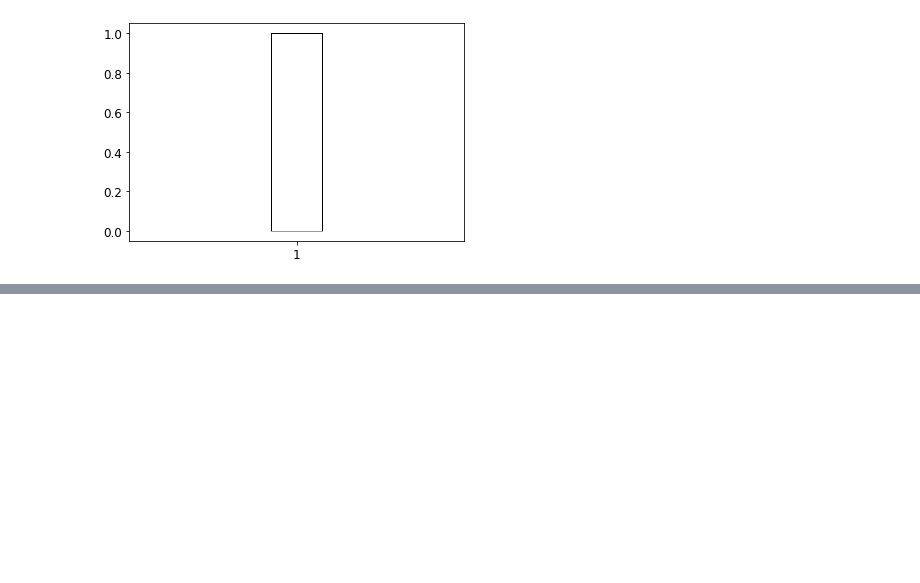
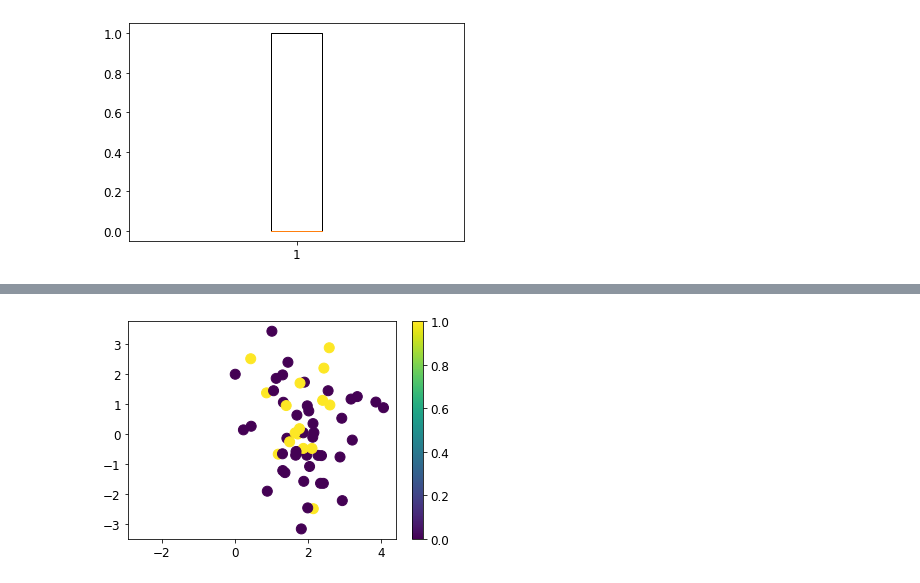
Before and after one commit to fredymendezbustamante/ANALITICA_DE_DATOS, a Jupyter notebook: MELO_Prediccion_de_insuficiencia_cardiaca.ipynb, the cells around one changed output, grey strips where cells are left out. Cells and saved outputs as stored; diff of their text form; code cells hidden in the pictures; blank space fills up the shorter version.

```diff
--- a/MELO_Prediccion_de_insuficiencia_cardiaca.ipynb
+++ b/MELO_Prediccion_de_insuficiencia_cardiaca.ipynb
@@ -357,0 +327,5 @@ memory usage: 30.5 KB
+# %%
+from sklearn.decomposition import PCA
+from sklearn.preprocessing import StandardScaler
+sca = StandardScaler()
+Xtrain_igual_z = sca.fit_transform(Xtrain)
@@ -357,0 +352,9 @@ memory usage: 30.5 KB
+# %%
+red = PCA()
+zz = red.fit_transform(Xtrain_igual_z)
+# %%
+plt.scatter(zz[:,0],zz[:,1],c=ytrain,s = 100*Xtrain['DEATH_EVENT']/(Xtrain['DEATH_EVENT'].max()))
+plt.colorbar()
+plt.show()
+# %% [output]
+[figure, added]
```
Also changed, not shown: parts of 25 cells of this notebook.
